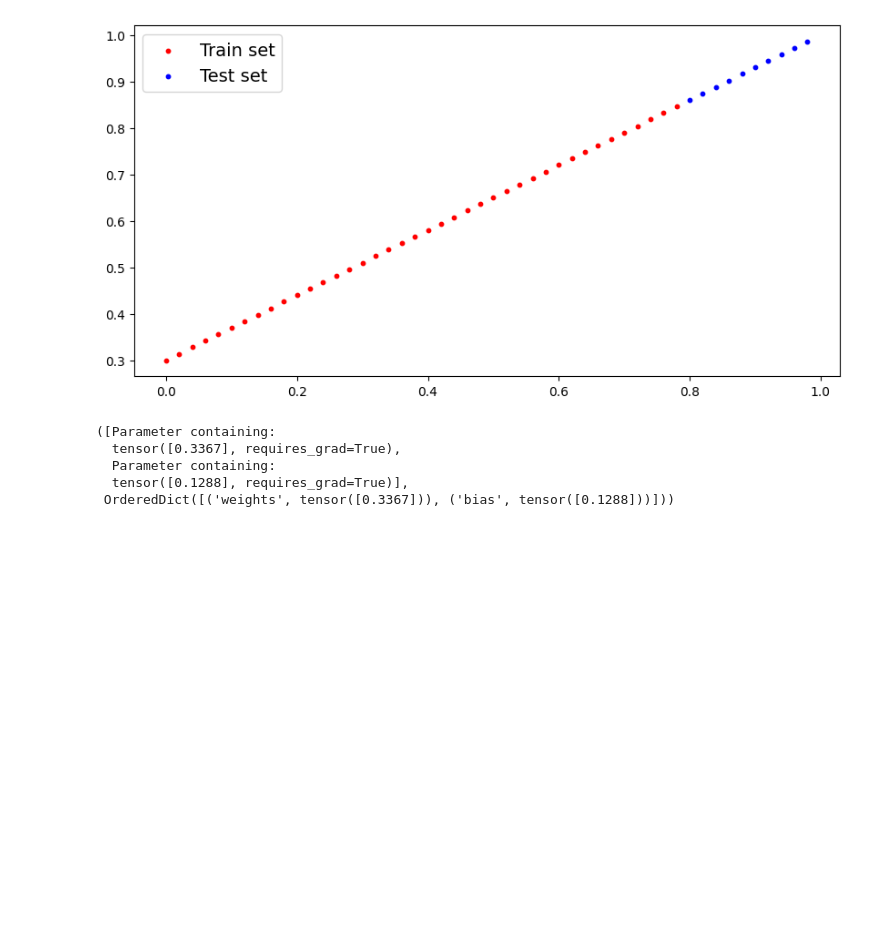
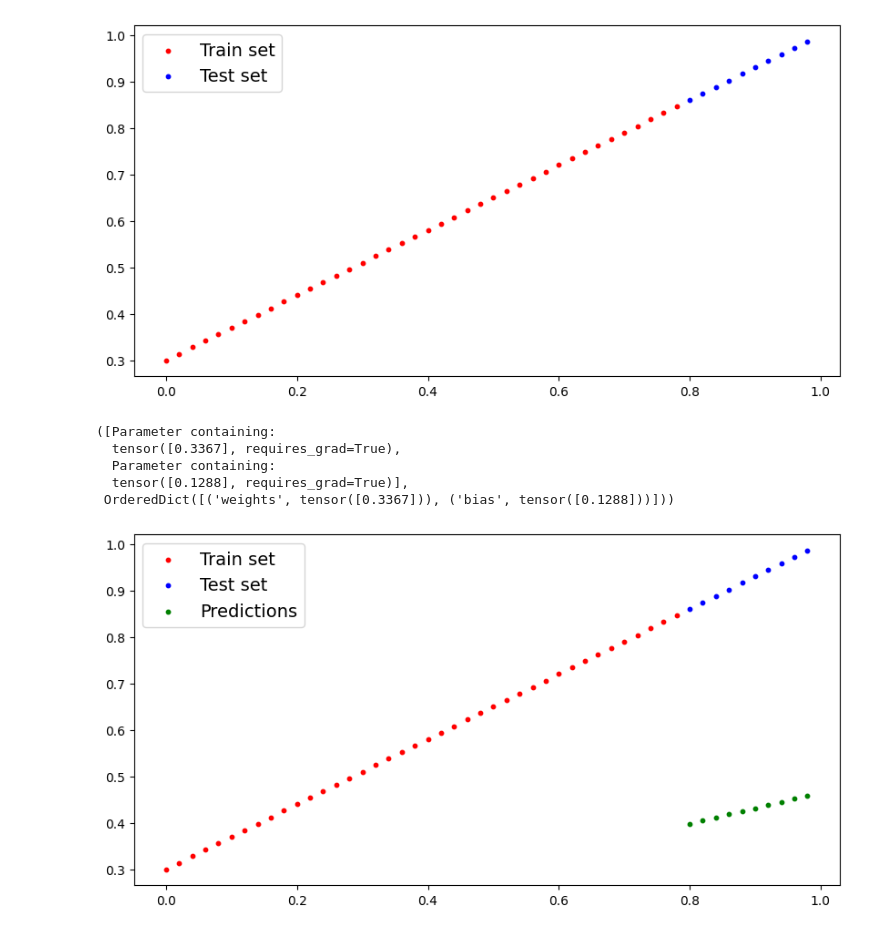
Before and after one commit to zildjianvitoo/pytorch-db, a Jupyter notebook: 01-pytroch-workflow/35-linreg.ipynb, the cells around one changed output. Saved outputs shown, nothing was run; the diff lists cells and outputs as text; code cells hidden in the pictures; blank space fills up the shorter version.

```diff
--- a/01-pytroch-workflow/35-linreg.ipynb
+++ b/01-pytroch-workflow/35-linreg.ipynb
@@ -81,3 +81,10 @@ list(model_0.parameters()), model_0.state_dict()
   Parameter containing:
   tensor([0.1288], requires_grad=True)],
  OrderedDict([('weights', tensor([0.3367])), ('bias', tensor([0.1288]))]))
+# %%
+with torch.inference_mode():
+    y_pred = model_0(X_test)
+
+plot_predictions(test_label=y_test,predictions=y_pred)
+# %% [output]
+[figure, added]
```
Also changed, not shown: parts of 2 cells of this notebook.
